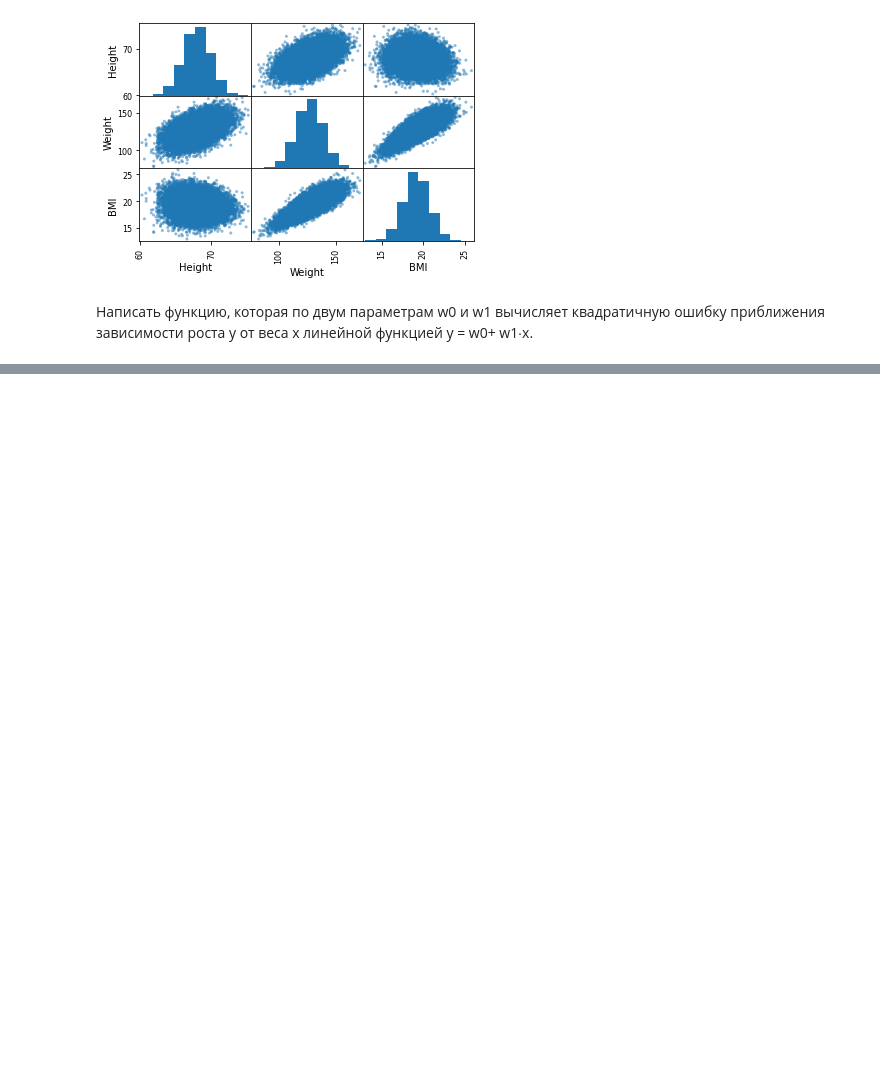
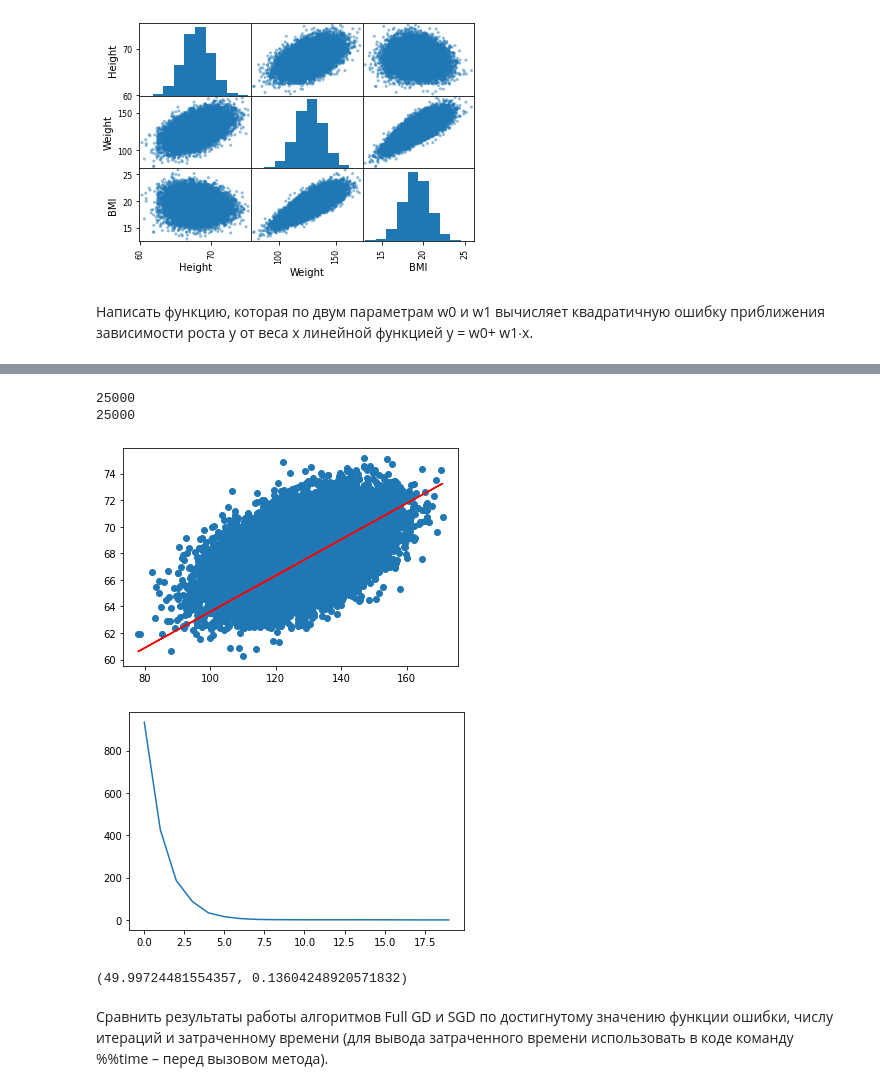
Before and after one commit to UTMN-Magistracy/Machine_Learning, a Jupyter notebook: lab_4_2/lab4_2.ipynb, the cells around one changed output, grey strips where cells are left out. Cells and saved outputs as stored; diff of their text form; code cells hidden in the pictures; blank space fills up the shorter version.

```diff
--- a/lab_4_2/lab4_2.ipynb
+++ b/lab_4_2/lab4_2.ipynb
@@ -301,0 +390,15 @@ class MSE:
+# %%
+w_0_stochastic, w_1_stochastic, mse_stochastic = gradient_descent.start(use_stochastic=True)
+gradient_descent.show_coef_plot(w_0_stochastic, w_1_stochastic)
+gradient_descent.show_mse_plot(mse_stochastic)
+w_0_stochastic, w_1_stochastic
+# %% [output]
+25000
+25000
+[figure, added]
+[figure, added]
+(49.99724481554357, 0.13604248920571832)
+# %% [markdown]
+Сравнить результаты работы алгоритмов Full GD и SGD по достигнутому
+значению функции ошибки, числу итераций и затраченному времени (для вывода затраченного времени использовать
+в коде команду %%time – перед вызовом метода).
```
Also changed, not shown: parts of 36 cells of this notebook.
